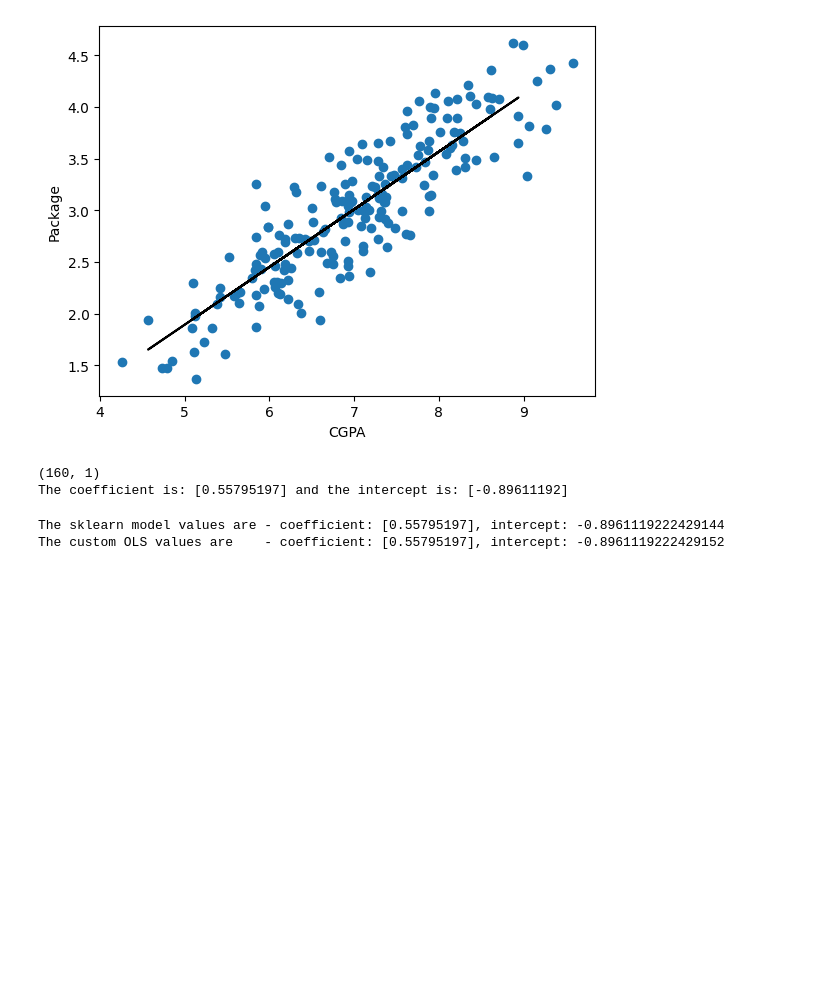
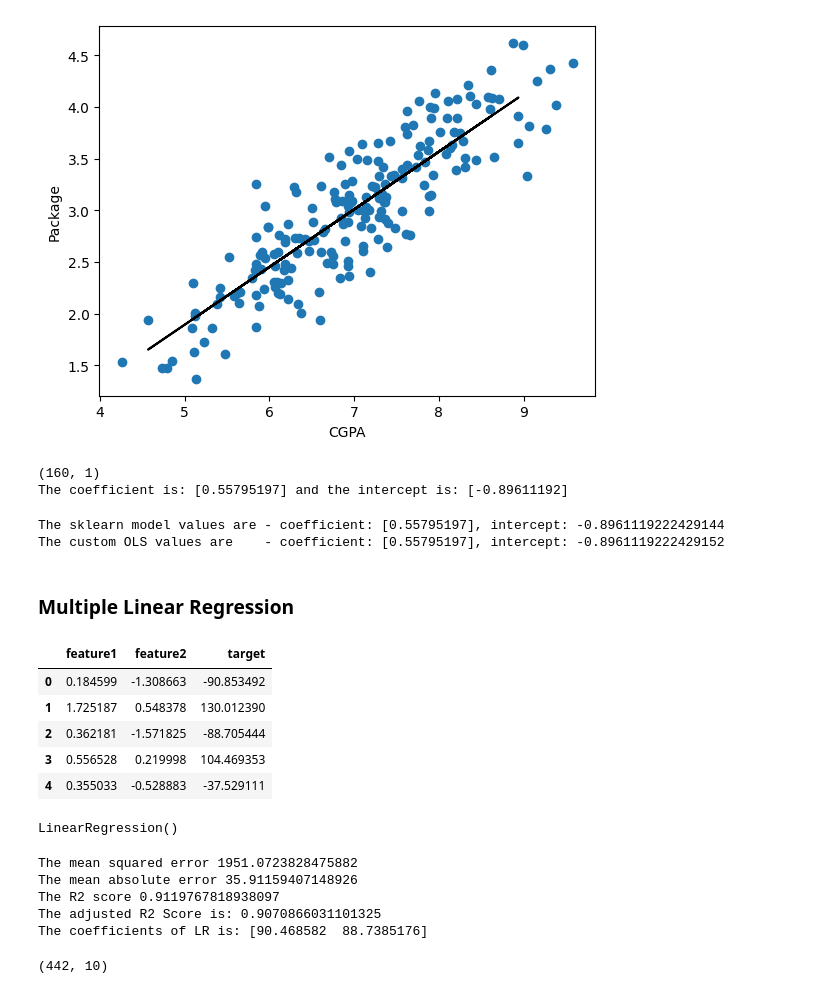
Before and after one commit to sqali/Custom-ML, a Jupyter notebook: LR.ipynb, the cells around one changed output. Drawn from its saved outputs; the diff is of its cells as text; code cells hidden in the pictures; blank space fills up the shorter version.

Commit message:
added multiple linear regression file

```diff
--- a/LR.ipynb
+++ b/LR.ipynb
@@ -114,3 +118,18 @@ lr.compare_sklearn(lr_model)
 # %% [output]
 The sklearn model values are - coefficient: [0.55795197], intercept: -0.8961119222429144
 The custom OLS values are    - coefficient: [0.55795197], intercept: -0.8961119222429152
+# %% [markdown]
+### Multiple Linear Regression
+# %%
+X, y = make_regression(n_samples=100, n_features=2, n_informative=2, n_targets=1, noise=50)
+
+df = pd.DataFrame({"feature1":X[:,0],'feature2':X[:,1],'target':y})
+# %%
+df.head()
+# %% [output]
+|  | feature1 | feature2 | target |
+| 0 | 0.184599 | -1.308663 | -90.853492 |
+| 1 | 1.725187 | 0.548378 | 130.012390 |
+| 2 | 0.362181 | -1.571825 | -88.705444 |
+| 3 | 0.556528 | 0.219998 | 104.469353 |
+| 4 | 0.355033 | -0.528883 | -37.529111 |
@@ -116,0 +142,30 @@ The custom OLS values are    - coefficient: [0.55795197], intercept: -0.89611192
+# %%
+lr = LinearRegression()
+
+lr.fit(X_train, y_train)
+# %% [output]
+LinearRegression()
+# %%
+y_pred = lr.predict(X_test)
+
+print("The mean squared error {0}".format(mean_squared_error(y_test, y_pred)))
+print("The mean absolute error {0}".format(mean_absolute_error(y_test, y_pred)))
+print("The R2 score {0}".format(r2_score(y_test, y_pred)))
+
+adjusted_r2_score = 1 - (((1-r2_score(y_test, y_pred)) * (X_test.shape[0]-1))  / (X_test.shape[0]-1-1))
+
+print("The adjusted R2 Score is: {0}".format(adjusted_r2_score))
+
+print('The coefficients of LR is: {0}'.format(lr.coef_))
+# %% [output]
+The mean squared error 1951.0723828475882
+The mean absolute error 35.91159407148926
+The R2 score 0.9119767818938097
+The adjusted R2 Score is: 0.9070866031101325
+The coefficients of LR is: [90.468582  88.7385176]
+# %%
+X,y = load_diabetes(return_X_y=True)
+
+print(X.shape)
+# %% [output]
+(442, 10)
```
Also changed, not shown: parts of 7 cells of this notebook.
